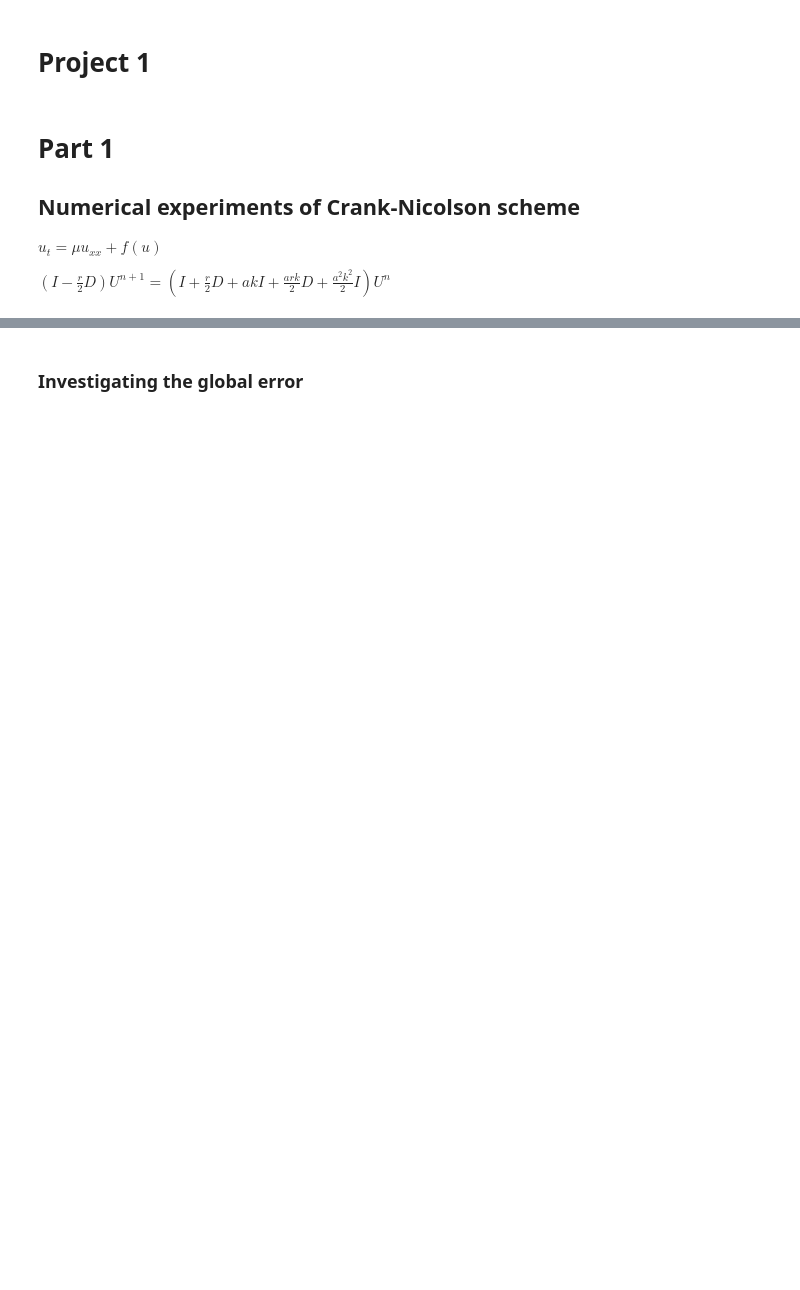
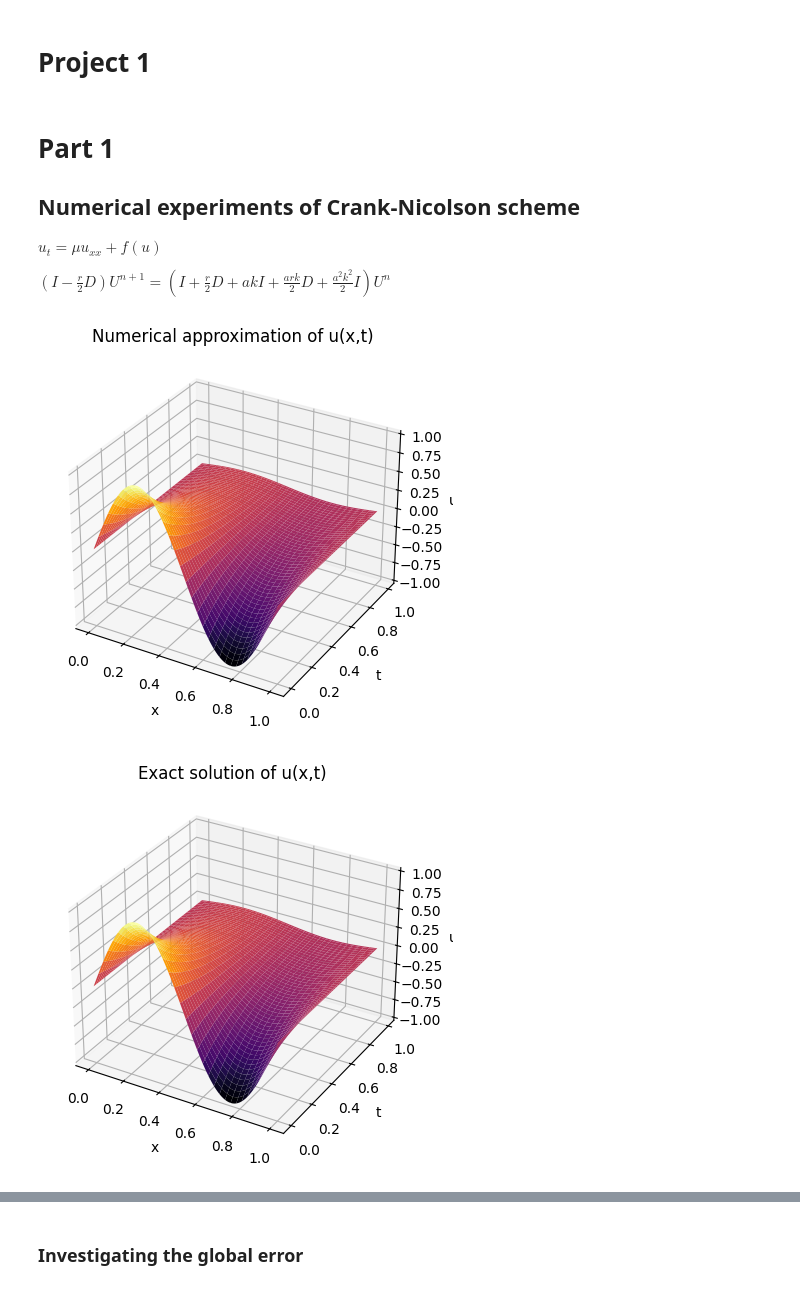
Before and after one commit to 1rideee/Numdiff, a Jupyter notebook: Project1.ipynb, the cells around one changed output, grey strips where cells are left out. Saved outputs shown, nothing was run; the diff lists cells and outputs as text; code cells hidden in the pictures; blank space fills up the shorter version.

Commit message:
Add descriptions to project, and finalize the error plots

```diff
--- a/Project1.ipynb
+++ b/Project1.ipynb
@@ -36,7 +36,7 @@ def modified_Crank_Nic(M, N, b, a, mu):
 
     x = np.linspace(0, 1, M+1)
     A = np.diag(np.ones(M-1)) - 0.5 * r * tridiag(M-1, -2, 1)
-    F = np.diag(np.ones(M-1)) + 0.5*r * tridiag(M-1, -2, 1) + a*k*np.diag(np.ones(M-1)) + a*k*r * tridiag(M-1, -2, 1)+ 0.5*a*k*a*k*np.diag(np.ones(M-1))
+    F = np.diag(np.ones(M-1)) + 0.5*r * tridiag(M-1, -2, 1) + a*k*np.diag(np.ones(M-1)) + 0.5*a*k*r * tridiag(M-1, -2, 1)+ 0.5*a*k*a*k*np.diag(np.ones(M-1))
 
     U = np.zeros((N, M+1))
     Ui = np.zeros((N, M-1))
@@ -99,11 +99,14 @@ def plot_u(M, N, b, a, mu):
 # %%
 # r = mu * k/h^2
 
 M= 100
 N = 100
 
-mu = 0.001
+mu = 0.1
 a = 1
 b = 2*np.pi
 
 plot_u(M, N, b, a, mu)
+# %% [output]
+[figure, added]
+[figure, added]
```
Also changed, not shown: parts of 32 cells of this notebook.
